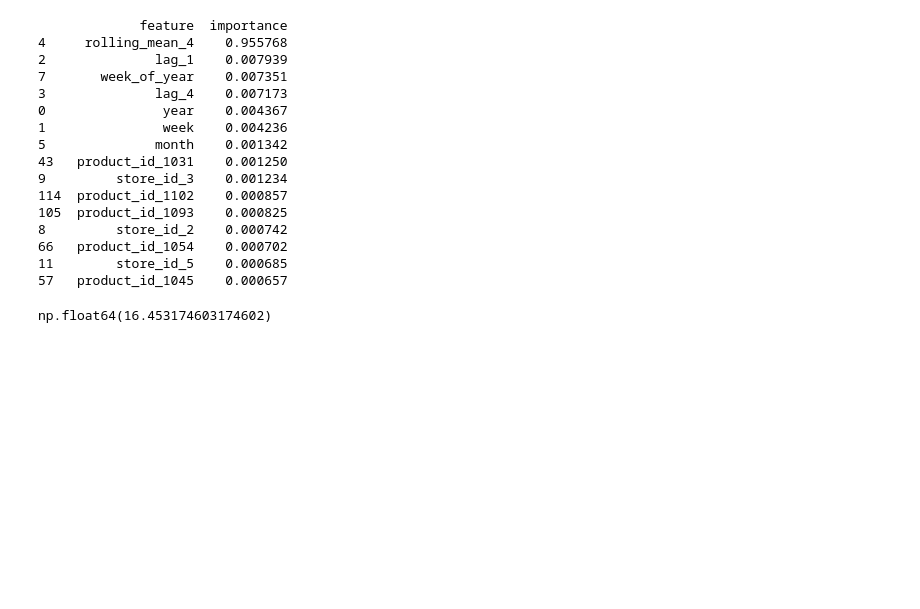
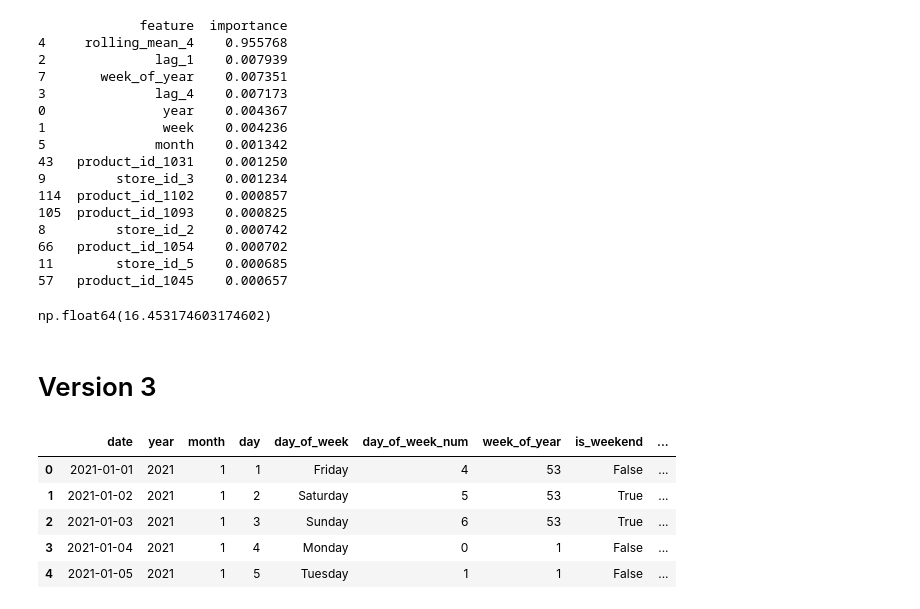
Before and after one commit to SunnyX-AI/ai-powered-sales-forecasting, a Jupyter notebook: notebooks/00_experiments.ipynb, the cells around one changed output. Drawn from its saved outputs; the diff is of its cells as text; code cells hidden in the pictures; blank space fills up the shorter version.

Commit message:
Added code to create calendar script

```diff
--- a/notebooks/00_experiments.ipynb
+++ b/notebooks/00_experiments.ipynb
@@ -1801,3 +1801,27 @@ print(feature_importance.head(15))
 df_weekly.units_sold.mean()
 # %% [output]
 np.float64(16.453174603174602)
+# %% [markdown]
+# Version 3
+# %%
+import pandas as pd
+import psycopg2
+
+conn = psycopg2.connect(
+    host="localhost",
+    database="sunnybest_sfs",
+    user="bonaventure",
+    password=""
+)
+
+calendar = pd.read_sql("SELECT * FROM core.dim_calendar", conn)
+conn.close()
+
+calendar.head()
+# %% [output]
+|  | date | year | month | day | day_of_week | day_of_week_num | week_of_year | is_weekend | ... |
+| 0 | 2021-01-01 | 2021 | 1 | 1 | Friday | 4 | 53 | False | ... |
+| 1 | 2021-01-02 | 2021 | 1 | 2 | Saturday | 5 | 53 | True | ... |
+| 2 | 2021-01-03 | 2021 | 1 | 3 | Sunday | 6 | 53 | True | ... |
+| 3 | 2021-01-04 | 2021 | 1 | 4 | Monday | 0 | 1 | False | ... |
+| 4 | 2021-01-05 | 2021 | 1 | 5 | Tuesday | 1 | 1 | False | ... |
```
Also changed, not shown: parts of 11 cells of this notebook, 1 other file.
